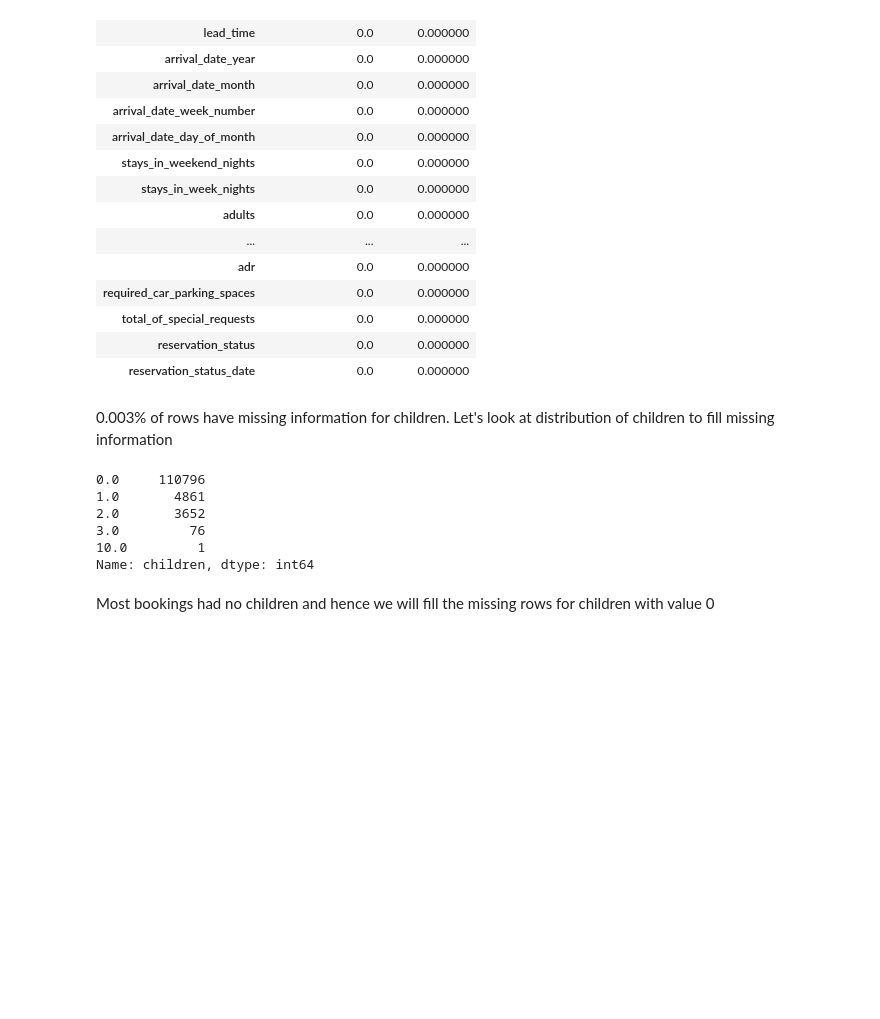
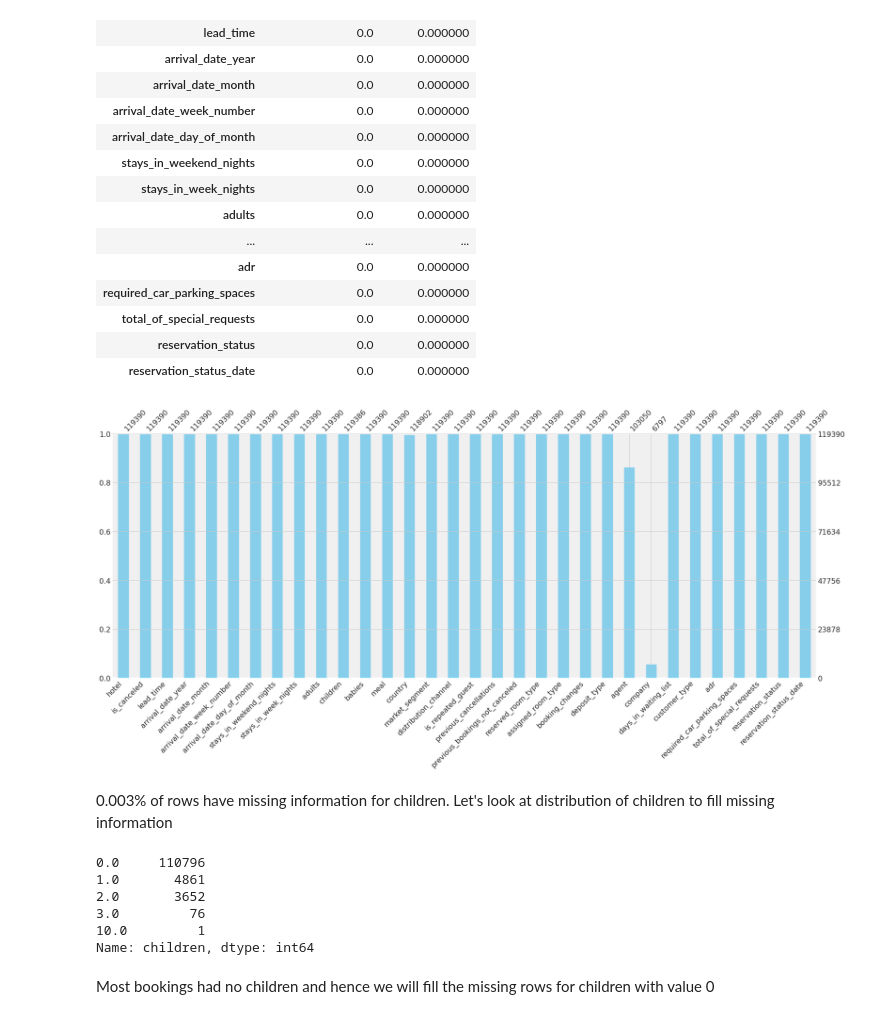
Before and after one commit to chandusayhi/Hotel-Booking-Analysis, a Jupyter notebook: Hotel_Booking_Analysis_Capstone_Project.ipynb, the cells around one changed output. Cells and saved outputs as stored; diff of their text form; code cells hidden in the pictures; blank space fills up the shorter version.

```diff
--- a/Hotel_Booking_Analysis_Capstone_Project.ipynb
+++ b/Hotel_Booking_Analysis_Capstone_Project.ipynb
@@ -212,17 +290,28 @@ perc_missing_data
 | total_of_special_requests | 0.0 | 0.000000 |
 | reservation_status | 0.0 | 0.000000 |
 | reservation_status_date | 0.0 | 0.000000 |
+# %%
+#easy-to-use missing data visualizations and utilities that allows you to get a quick visual summary of the completeness of your dataset
+msno.bar(data, color='skyblue')
+plt.show()
+# %% [output]
+[figure, added]
 # %% [markdown]
 0.003% of rows have missing information for children. Let's look at distribution of children to fill missing information
-# %%
-data['children'].value_counts()
-# %% [output]
-0.0     110796
-1.0       4861
-2.0       3652
-3.0         76
-10.0         1
-Name: children, dtype: int64
+# %%
+# column - children too have missing values.
+# children column is a numeric column
+# we will replace the null values with the null value as replacing with mean might end up giving us a floating value and count of children cannot be in decimals.
+
+
+data['children'].value_counts()
+# %% [output]
+0.0     110796
+1.0       4861
+2.0       3652
+3.0         76
+10.0         1
+Name: children, dtype: int64
 # %% [markdown]
 Most bookings had no children and hence we will fill the missing rows for children with value 0
 # %%
```
Also changed, not shown: parts of 76 cells of this notebook.
